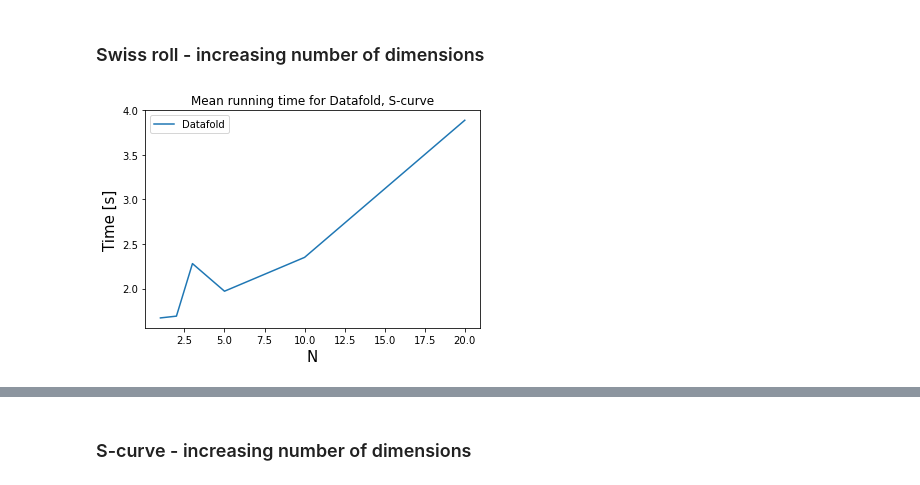
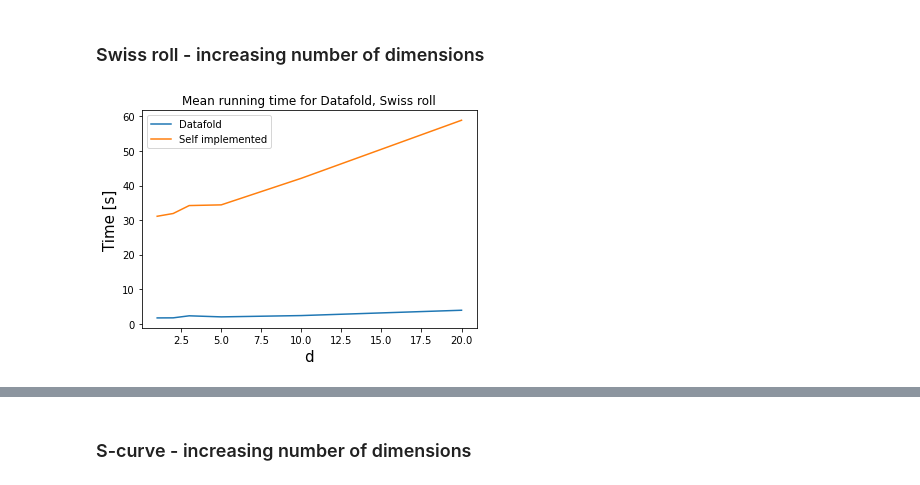
Before and after one commit to evtodorov/MLCMS, a Jupyter notebook: Final_Project/Diffusion_Maps/Diffusion_maps_Performance.ipynb, the cells around one changed output, grey strips where cells are left out. Saved outputs shown, nothing was run; the diff lists cells and outputs as text; code cells hidden in the pictures.

```diff
--- a/Final_Project/Diffusion_Maps/Diffusion_maps_Performance.ipynb
+++ b/Final_Project/Diffusion_Maps/Diffusion_maps_Performance.ipynb
@@ -61,10 +38,10 @@ plt.show()
 # %%
 data = pd.read_csv('../Performance_data/DM_noise_time_swiss.txt', index_col='N')
 data.head()
-data.plot(y = [0], label=['Datafold'])
-plt.title('Mean running time for Datafold, S-curve')
-plt.xlabel('N', fontsize = 15)
+data.plot(y = [0, 2], label=['Datafold','Self implemented'])
+plt.title('Mean running time for Datafold, Swiss roll')
+plt.xlabel('d', fontsize = 15)
 plt.ylabel('Time [s]', fontsize = 15)
 plt.show()
 # %% [output]
-[figure, old version]
+[figure, new version]
```
Also changed, not shown: parts of 8 cells of this notebook, 5 other files.
